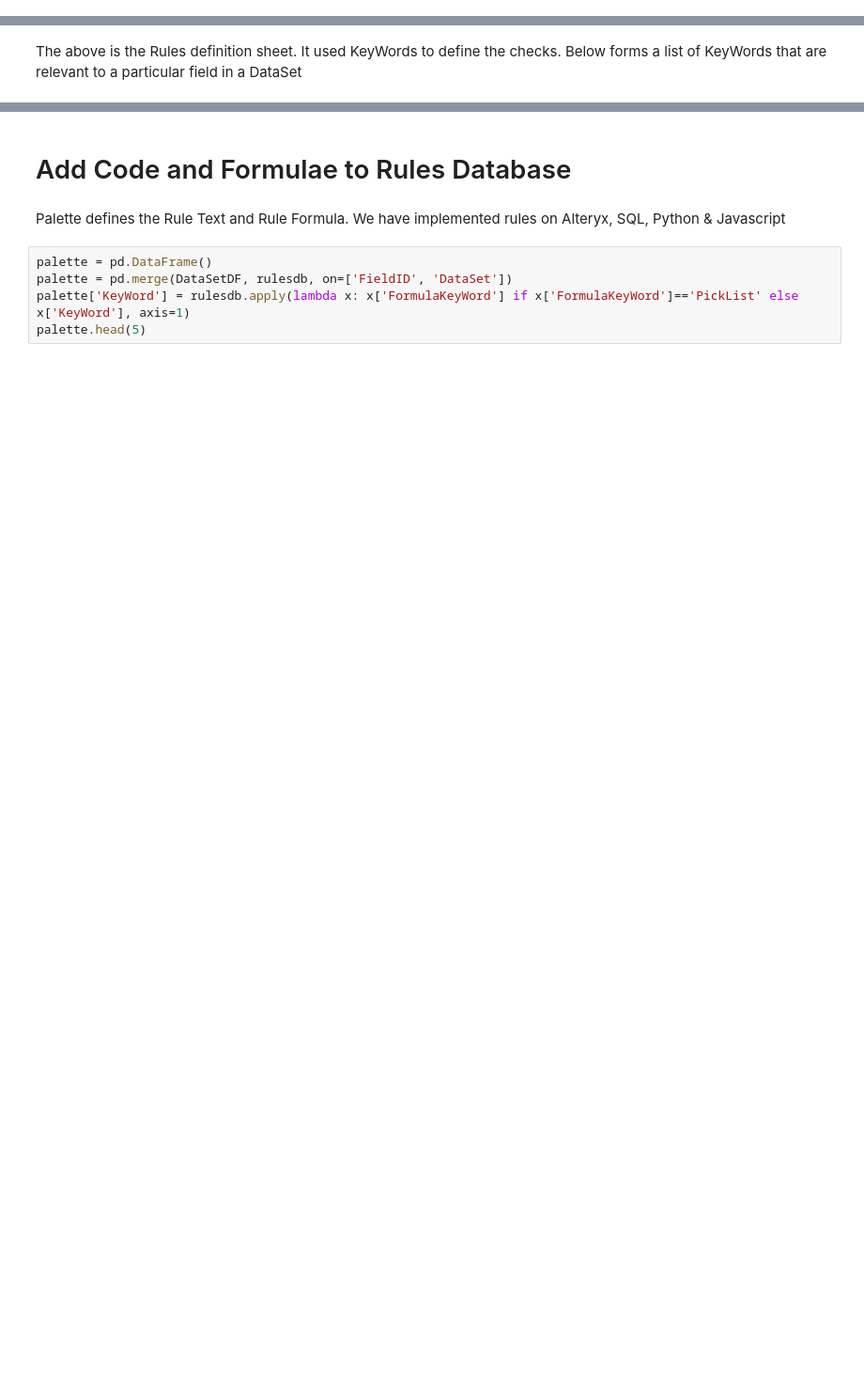
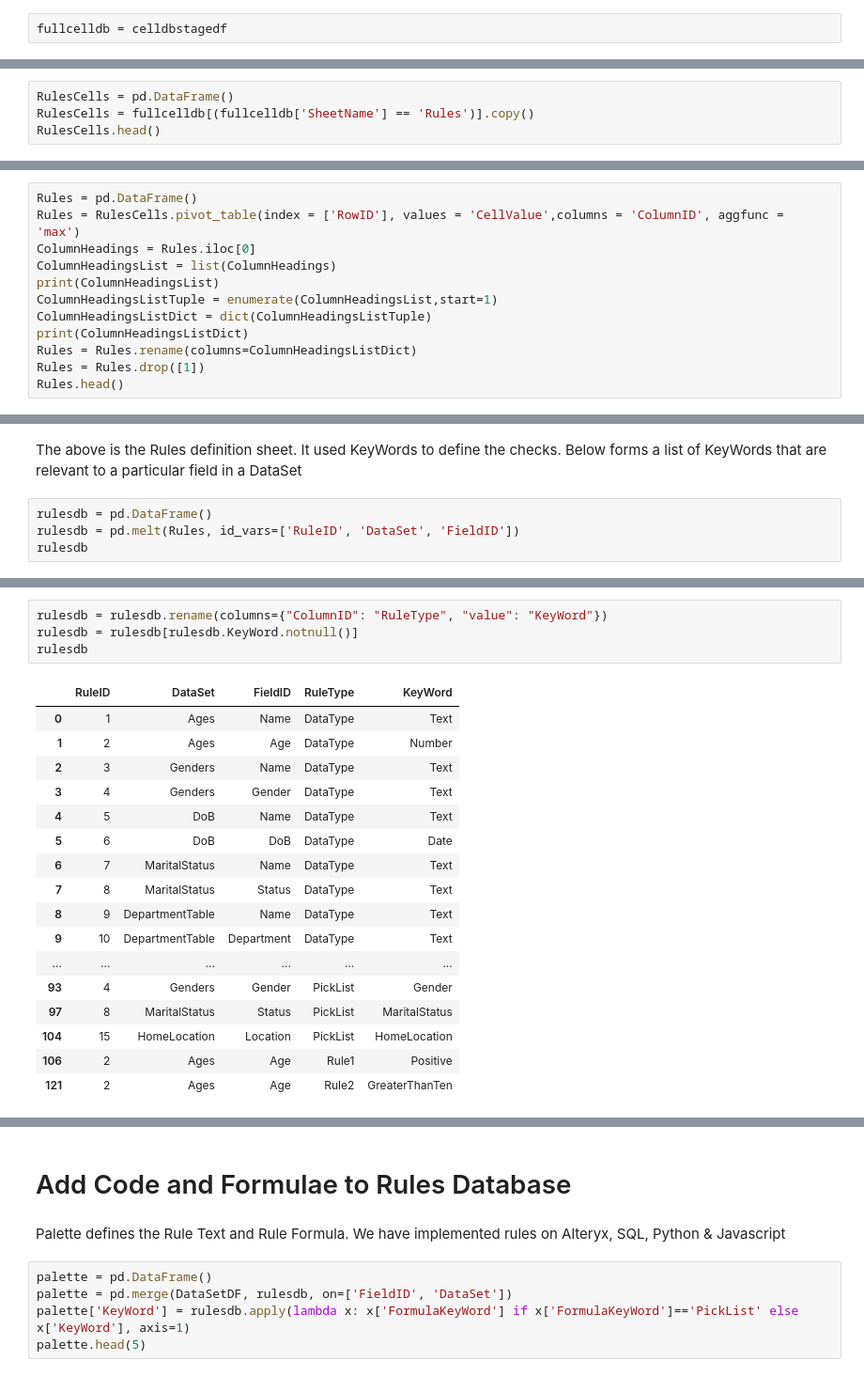
Before and after one commit to andrewcgaitskell/excel-extractor, a Jupyter notebook: DataPipeline.ipynb, the cells around one changed output, grey strips where cells are left out. Shown at 94% size. Cells and saved outputs as stored; diff of their text form; blank space fills up the shorter version.

```diff
--- a/DataPipeline.ipynb
+++ b/DataPipeline.ipynb
@@ -183,3 +197,5 @@ df
+# %%
+fullcelldb = celldbstagedf
 # %% [markdown]
 # Get Picklist Values
 # %% [markdown]
@@ -262,2 +301,6 @@ DataMap.head()
 # %% [markdown]
 # Make Rules Database
+# %%
+RulesCells = pd.DataFrame()
+RulesCells = fullcelldb[(fullcelldb['SheetName'] == 'Rules')].copy()
+RulesCells.head()
@@ -263,0 +314,12 @@ DataMap.head()
+# %%
+Rules = pd.DataFrame()
+Rules = RulesCells.pivot_table(index = ['RowID'], values = 'CellValue',columns = 'ColumnID', aggfunc = 'max')
+ColumnHeadings = Rules.iloc[0]
+ColumnHeadingsList = list(ColumnHeadings)
+print(ColumnHeadingsList)
+ColumnHeadingsListTuple = enumerate(ColumnHeadingsList,start=1)
+ColumnHeadingsListDict = dict(ColumnHeadingsListTuple)
+print(ColumnHeadingsListDict)
+Rules = Rules.rename(columns=ColumnHeadingsListDict)
+Rules = Rules.drop([1])
+Rules.head()
@@ -266,2 +340,6 @@ RulesDF.head()
 # %% [markdown]
 The above is the Rules definition sheet. It used KeyWords to define the checks.  Below forms a list of KeyWords that are relevant to a particular field in a DataSet
+# %%
+rulesdb = pd.DataFrame()
+rulesdb = pd.melt(Rules, id_vars=['RuleID', 'DataSet', 'FieldID'])
+rulesdb
@@ -268 +360,23 @@ The above is the Rules definition sheet. It used KeyWords to define the checks.
+# %%
+rulesdb = rulesdb.rename(columns={"ColumnID": "RuleType", "value": "KeyWord"})
+rulesdb = rulesdb[rulesdb.KeyWord.notnull()]
+rulesdb
+# %% [output]
+|  | RuleID | DataSet | FieldID | RuleType | KeyWord |
+| 0 | 1 | Ages | Name | DataType | Text |
+| 1 | 2 | Ages | Age | DataType | Number |
+| 2 | 3 | Genders | Name | DataType | Text |
+| 3 | 4 | Genders | Gender | DataType | Text |
+| 4 | 5 | DoB | Name | DataType | Text |
+| 5 | 6 | DoB | DoB | DataType | Date |
+| 6 | 7 | MaritalStatus | Name | DataType | Text |
+| 7 | 8 | MaritalStatus | Status | DataType | Text |
+| 8 | 9 | DepartmentTable | Name | DataType | Text |
+| 9 | 10 | DepartmentTable | Department | DataType | Text |
+| ... | ... | ... | ... | ... | ... |
+| 93 | 4 | Genders | Gender | PickList | Gender |
+| 97 | 8 | MaritalStatus | Status | PickList | MaritalStatus |
+| 104 | 15 | HomeLocation | Location | PickList | HomeLocation |
+| 106 | 2 | Ages | Age | Rule1 | Positive |
+| 121 | 2 | Ages | Age | Rule2 | GreaterThanTen |
 # %%
```
Also changed, not shown: parts of 19 cells of this notebook.
